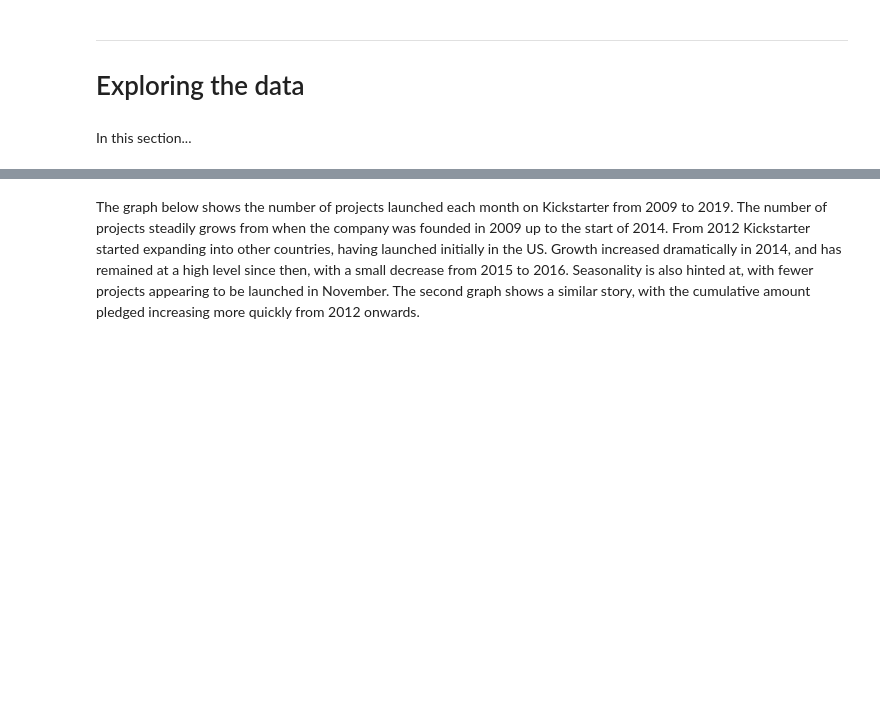
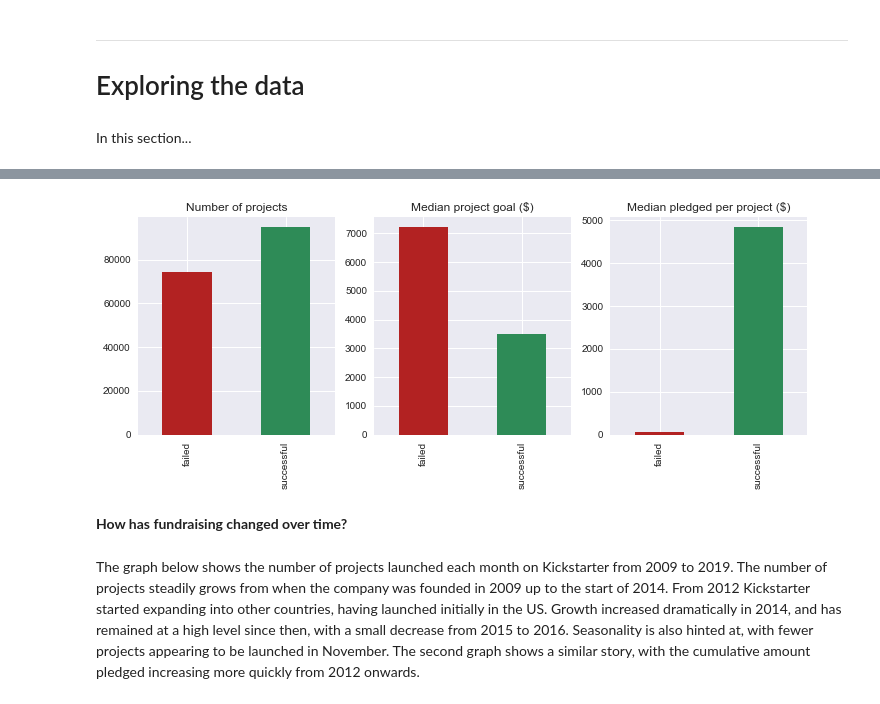
Before and after one commit to L-Lewis/Kickstarter-success-machine-learning, a Jupyter notebook: student.ipynb, the cells around one changed output, grey strips where cells are left out. Cells and saved outputs as stored; diff of their text form; code cells hidden in the pictures; blank space fills up the shorter version.

```diff
--- a/student.ipynb
+++ b/student.ipynb
@@ -723,3 +755,24 @@ Most continuous numerical features other than blurb_length and campaign_days are
+# %%
+# Plotting the average amount pledged to successful and unsuccesful projects
+fig, ax = plt.subplots(1,3, figsize=(12,4))
+
+df['state'].value_counts(ascending=True).plot(kind='bar', ax=ax[0], color=['firebrick', 'seagreen'])
+ax[0].set_title('Number of projects')
+ax[0].set_xlabel('')
+
+df.groupby('state').usd_goal.median().plot(kind='bar', ax=ax[1], color=['firebrick', 'seagreen'])
+ax[1].set_title('Median project goal ($)')
+ax[1].set_xlabel('')
+
+df.groupby('state').usd_pledged.median().plot(kind='bar', ax=ax[2], color=['firebrick', 'seagreen'])
+ax[2].set_title('Median pledged per project ($)')
+ax[2].set_xlabel('')
+
+plt.show()
+# %% [output]
+[figure, added]
+# %% [markdown]
+**How has fundraising changed over time?**
 # %% [markdown]
 The graph below shows the number of projects launched each month on Kickstarter from 2009 to 2019. The number of projects steadily grows from when the company was founded in 2009 up to the start of 2014. From 2012 Kickstarter started expanding into other countries, having launched initially in the US. Growth increased dramatically in 2014, and has remained at a high level since then, with a small decrease from 2015 to 2016. Seasonality is also hinted at, with fewer projects appearing to be launched in November. The second graph shows a similar story, with the cumulative amount pledged increasing more quickly from 2012 onwards.
 # %%
```
Also changed, not shown: parts of 15 cells of this notebook.
